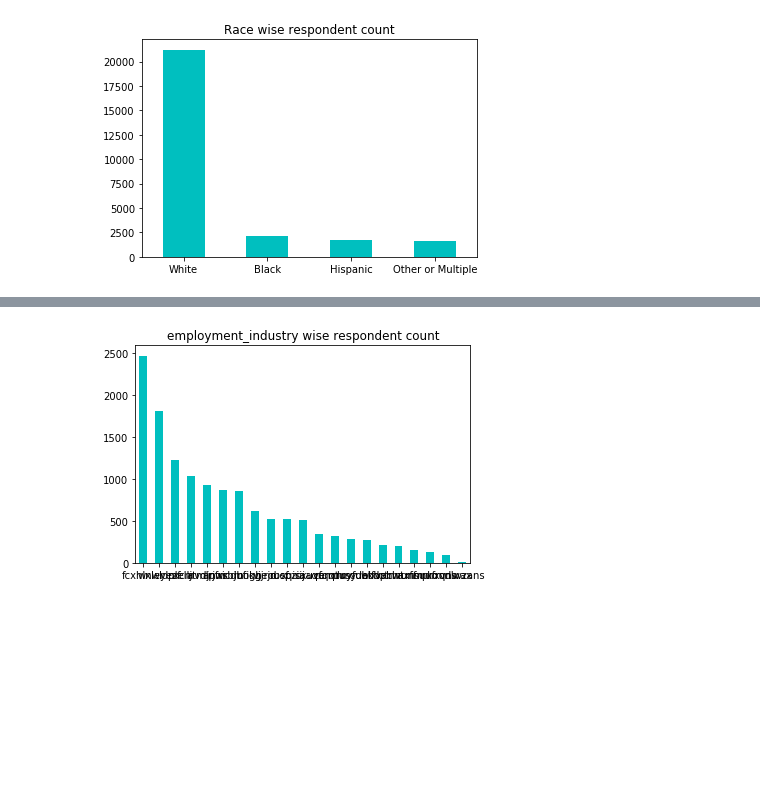
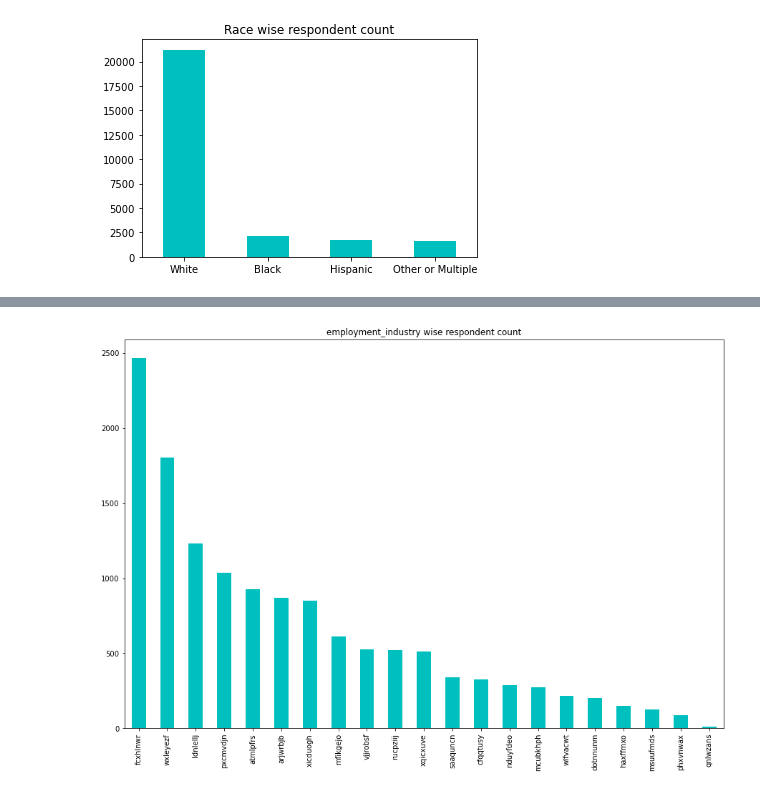
Before and after one commit to of-rupesh/flu-vaccine-learning, a Jupyter notebook: model-1/model1.ipynb, the cells around one changed output, grey strips where cells are left out. Saved outputs shown, nothing was run; the diff lists cells and outputs as text; code cells hidden in the pictures; blank space fills up the shorter version.

```diff
--- a/model-1/model1.ipynb
+++ b/model-1/model1.ipynb
@@ -154,5 +139,5 @@ train_df.rent_or_own.value_counts().plot(kind='bar',rot=0,title ='rent_or_own wi
 # %%
 #View distribution by employment_industry
-train_df.employment_industry.value_counts().plot(kind='bar',rot=0,title ='employment_industry wise respondent count',color='c');# improve aesthetics of the graph
+train_df.employment_industry.value_counts().plot(kind='bar',rot=90,title ='employment_industry wise respondent count',color='c',figsize=(15,10));# improve aesthetics of the graph
 # %% [output]
-[figure, old version]
+[figure, new version]
```
Also changed, not shown: parts of 9 cells of this notebook, 1 other file.
